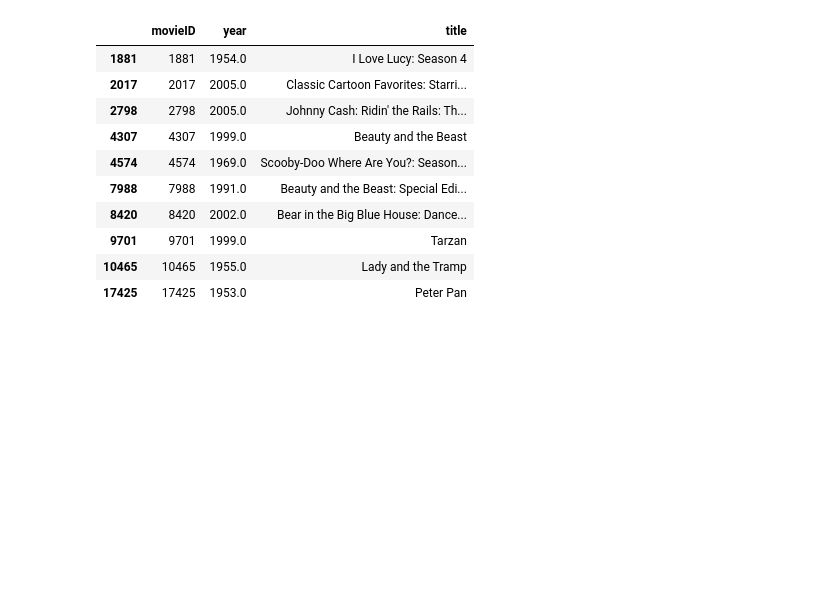
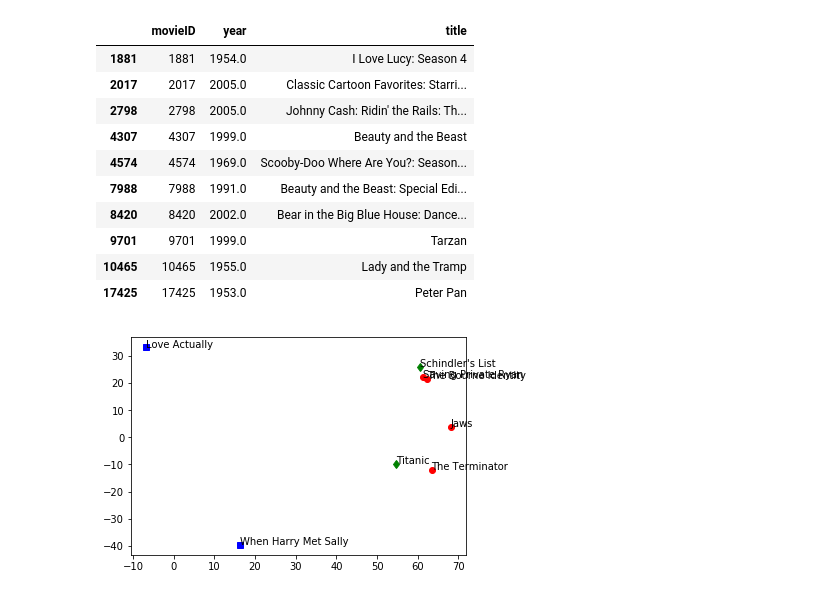
Before and after one commit to jfried23/DeepLearningTeamMeeting, a Jupyter notebook: Netflix Embedding.ipynb, the cells around one changed output. Drawn from its saved outputs; the diff is of its cells as text; code cells hidden in the pictures; blank space fills up the shorter version.

```diff
--- a/Netflix Embedding.ipynb
+++ b/Netflix Embedding.ipynb
@@ -192,0 +204,14 @@ mv_df[ mv_df.movieID.isin(np.argsort( movie_embeddings.dot(target) )[::-1][1:11]
+# %%
+tsne = manifold.TSNE()
+x = tsne.fit_transform(movie_embeddings)
+# %%
+action    = {"Saving Private Ryan":17156,"The Bourne Identity":6036,'The Terminator':6195, "Jaws":797}
+romCom    = {"Love Actually":4471,"When Harry Met Sally":11849,}
+acadmey   = {"Titanic":16878,"Schindler's List":12869}
+slapstick = {"Ace Ventura: Pet Detective":10927}
+
+for k,v in action.items(): plt.plot(x[v,0],x[v,1], 'ro'); plt.annotate(s=k, xy=x[v])
+for k,v in romCom.items(): plt.plot(x[v,0],x[v,1], 'bs'); plt.annotate(s=k, xy=x[v])
+for k,v in acadmey.items(): plt.plot(x[v,0],x[v,1], 'gd'); plt.annotate(s=k, xy=x[v])
+# %% [output]
+[figure, added]
```
Also changed, not shown: parts of 9 cells of this notebook, 1 other file.
